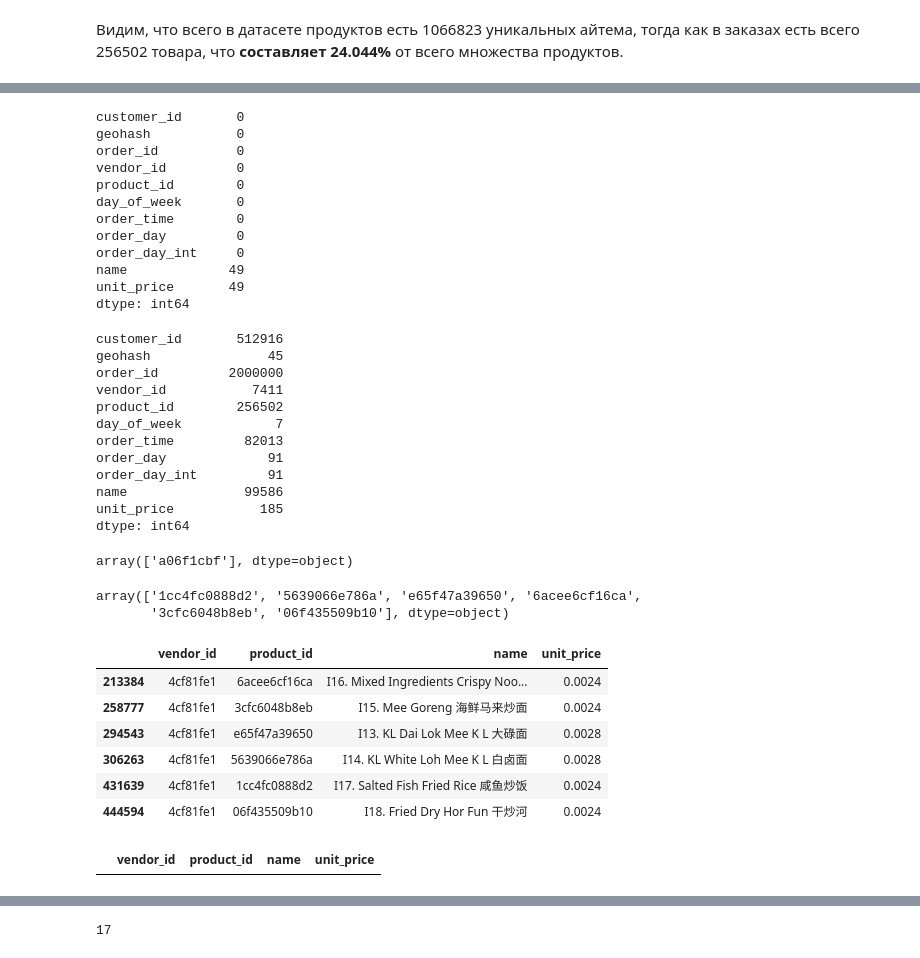
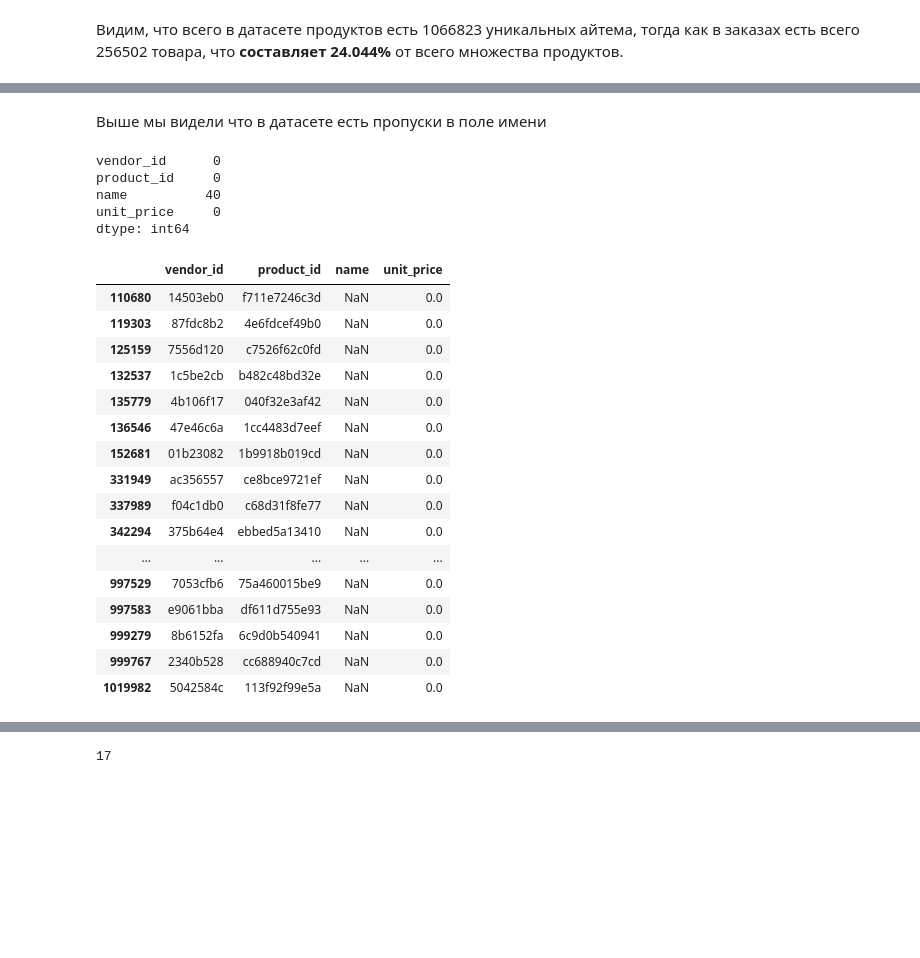
Before and after one commit to natalia-sd/RecSys_ShopCartPred, a Jupyter notebook: EDA.ipynb, the cells around one changed output, grey strips where cells are left out. Saved outputs shown, nothing was run; the diff lists cells and outputs as text; code cells hidden in the pictures; blank space fills up the shorter version.

```diff
--- a/EDA.ipynb
+++ b/EDA.ipynb
@@ -384,54 +365,30 @@ merged.shape
+# %% [markdown]
+Выше мы видели что в датасете есть пропуски в поле имени
 # %%
-merged.isna().sum()
+products_sg.isna().sum()
 # %% [output]
-customer_id       0
-geohash           0
-order_id          0
-vendor_id         0
-product_id        0
-day_of_week       0
-order_time        0
-order_day         0
-order_day_int     0
-name             49
-unit_price       49
+vendor_id      0
+product_id     0
+name          40
+unit_price     0
 dtype: int64
-# %%
-merged.nunique()
-# %% [output]
-customer_id       512916
-geohash               45
-order_id         2000000
-vendor_id           7411
-product_id        256502
-day_of_week            7
-order_time         82013
-order_day             91
-order_day_int         91
-name               99586
-unit_price           185
-dtype: int64
-# %%
-merged[merged.unit_price.isna()].vendor_id.unique()
-# %% [output]
-array(['a06f1cbf'], dtype=object)
-# %%
-merged[merged.unit_price.isna()].product_id.unique()
-# %% [output]
-array(['1cc4fc0888d2', '5639066e786a', 'e65f47a39650', '6acee6cf16ca',
-       '3cfc6048b8eb', '06f435509b10'], dtype=object)
 # %%
-products_sg[products_sg.product_id.isin(merged[merged.unit_price.isna()].product_id)]
+products_sg[products_sg.name.isna()]
 # %% [output]
 |  | vendor_id | product_id | name | unit_price |
-| 213384 | 4cf81fe1 | 6acee6cf16ca | I16. Mixed Ingredients Crispy Noo... | 0.0024 |
-| 258777 | 4cf81fe1 | 3cfc6048b8eb | I15. Mee Goreng 海鲜马来炒面 | 0.0024 |
-| 294543 | 4cf81fe1 | e65f47a39650 | I13. KL Dai Lok Mee K L 大碌面 | 0.0028 |
-| 306263 | 4cf81fe1 | 5639066e786a | I14. KL White Loh Mee K L 白卤面 | 0.0028 |
-| 431639 | 4cf81fe1 | 1cc4fc0888d2 | I17. Salted Fish Fried Rice 咸鱼炒饭 | 0.0024 |
-| 444594 | 4cf81fe1 | 06f435509b10 | I18. Fried Dry Hor Fun 干炒河 | 0.0024 |
+| 110680 | 14503eb0 | f711e7246c3d | NaN | 0.0 |
+| 119303 | 87fdc8b2 | 4e6fdcef49b0 | NaN | 0.0 |
+| 125159 | 7556d120 | c7526f62c0fd | NaN | 0.0 |
+| 132537 | 1c5be2cb | b482c48bd32e | NaN | 0.0 |
+| 135779 | 4b106f17 | 040f32e3af42 | NaN | 0.0 |
+| 136546 | 47e46c6a | 1cc4483d7eef | NaN | 0.0 |
+| 152681 | 01b23082 | 1b9918b019cd | NaN | 0.0 |
+| 331949 | ac356557 | ce8bce9721ef | NaN | 0.0 |
+| 337989 | f04c1db0 | c68d31f8fe77 | NaN | 0.0 |
+| 342294 | 375b64e4 | ebbed5a13410 | NaN | 0.0 |
+| ... | ... | ... | ... | ... |
+| 997529 | 7053cfb6 | 75a460015be9 | NaN | 0.0 |
+| 997583 | e9061bba | df611d755e93 | NaN | 0.0 |
+| 999279 | 8b6152fa | 6c9d0b540941 | NaN | 0.0 |
+| 999767 | 2340b528 | cc688940c7cd | NaN | 0.0 |
+| 1019982 | 5042584c | 113f92f99e5a | NaN | 0.0 |
-# %%
-products_sg[products_sg.vendor_id.isin(merged[merged.unit_price.isna()].vendor_id) \
-            & products_sg.product_id.isin(merged[merged.unit_price.isna()].product_id)]
-# %% [output]
-|  | vendor_id | product_id | name | unit_price |
```
Also changed, not shown: parts of 114 cells of this notebook.
